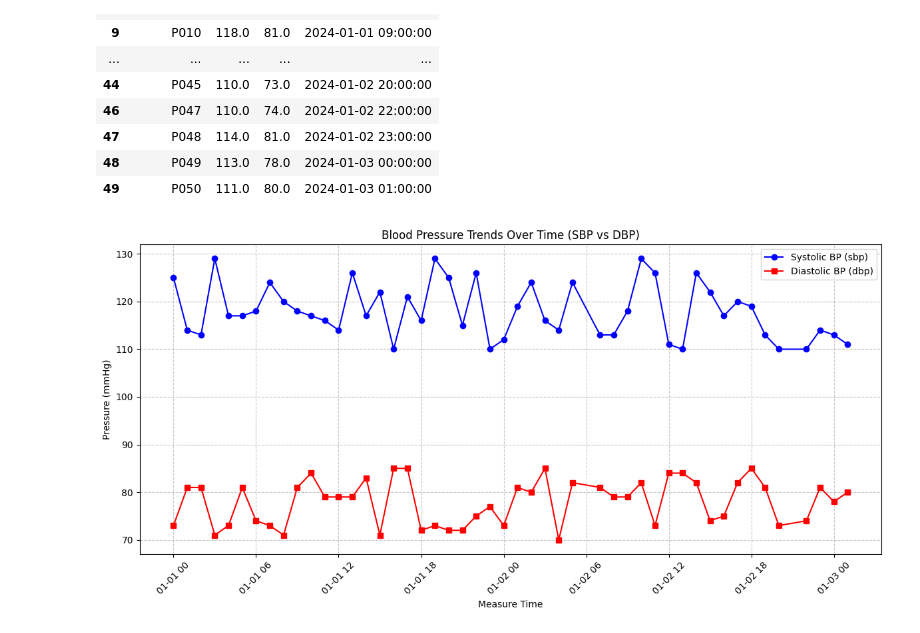
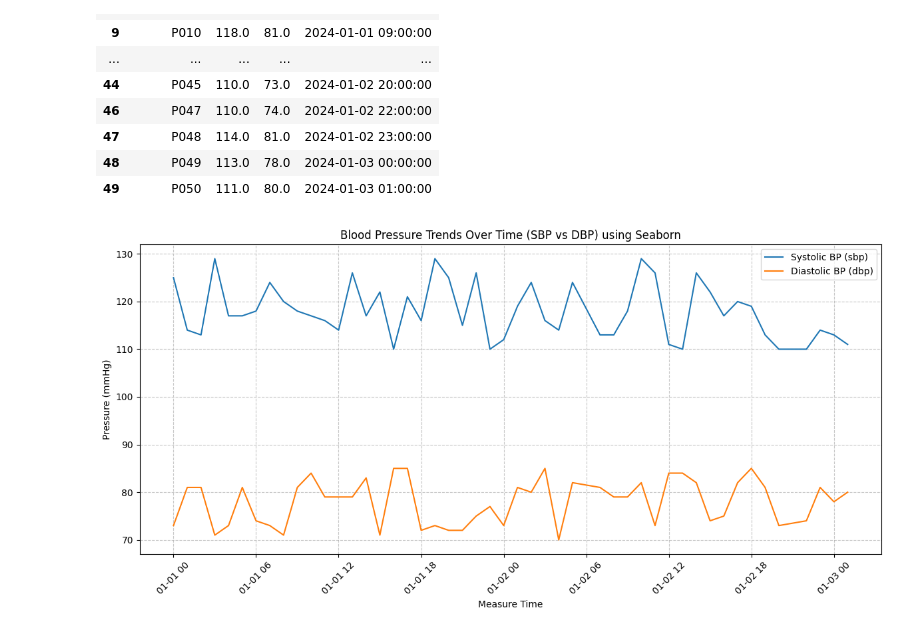
Before and after one commit to HY-BME/bme_test_files, a Jupyter notebook: 실습_0317.ipynb, the cells around one changed output. Saved outputs shown, nothing was run; the diff lists cells and outputs as text; code cells hidden in the pictures.

```diff
--- a/실습_0317.ipynb
+++ b/실습_0317.ipynb
@@ -111,31 +111,32 @@ df_final
 | 48 | P049 | 113.0 | 78.0 | 2024-01-03 00:00:00 |
 | 49 | P050 | 111.0 | 80.0 | 2024-01-03 01:00:00 |
 # %%
+import seaborn as sns
 import matplotlib.pyplot as plt
 
 # Ensure measure_time is datetime
 df_final['measure_time'] = pd.to_datetime(df_final['measure_time'])
 
 # Handle potential missing values in dbp for visualization
 if df_final['dbp'].isnull().any():
     median_dbp = df_final['dbp'].median()
     df_final['dbp'] = df_final['dbp'].fillna(median_dbp)
 
 plt.figure(figsize=(12, 6))
 
-# Plotting SBP
-plt.plot(df_final['measure_time'], df_final['sbp'], marker='o', linestyle='-', color='b', label='Systolic BP (sbp)')
+# Plotting SBP using Seaborn
+sns.lineplot(x='measure_time', y='sbp', data=df_final, label='Systolic BP (sbp)')
 
-# Plotting DBP
-plt.plot(df_final['measure_time'], df_final['dbp'], marker='s', linestyle='-', color='r', label='Diastolic BP (dbp)')
+# Plotting DBP using Seaborn
+sns.lineplot(x='measure_time', y='dbp', data=df_final, label='Diastolic BP (dbp)')
 
-plt.title('Blood Pressure Trends Over Time (SBP vs DBP)')
+plt.title('Blood Pressure Trends Over Time (SBP vs DBP) using Seaborn')
 plt.xlabel('Measure Time')
 plt.ylabel('Pressure (mmHg)')
 plt.grid(True, linestyle='--', alpha=0.7)
 plt.xticks(rotation=45)
 plt.legend()
 plt.tight_layout()
 plt.show()
 # %% [output]
-[figure, old version]
+[figure, new version]
```
Also changed, not shown: parts of 4 cells of this notebook.
